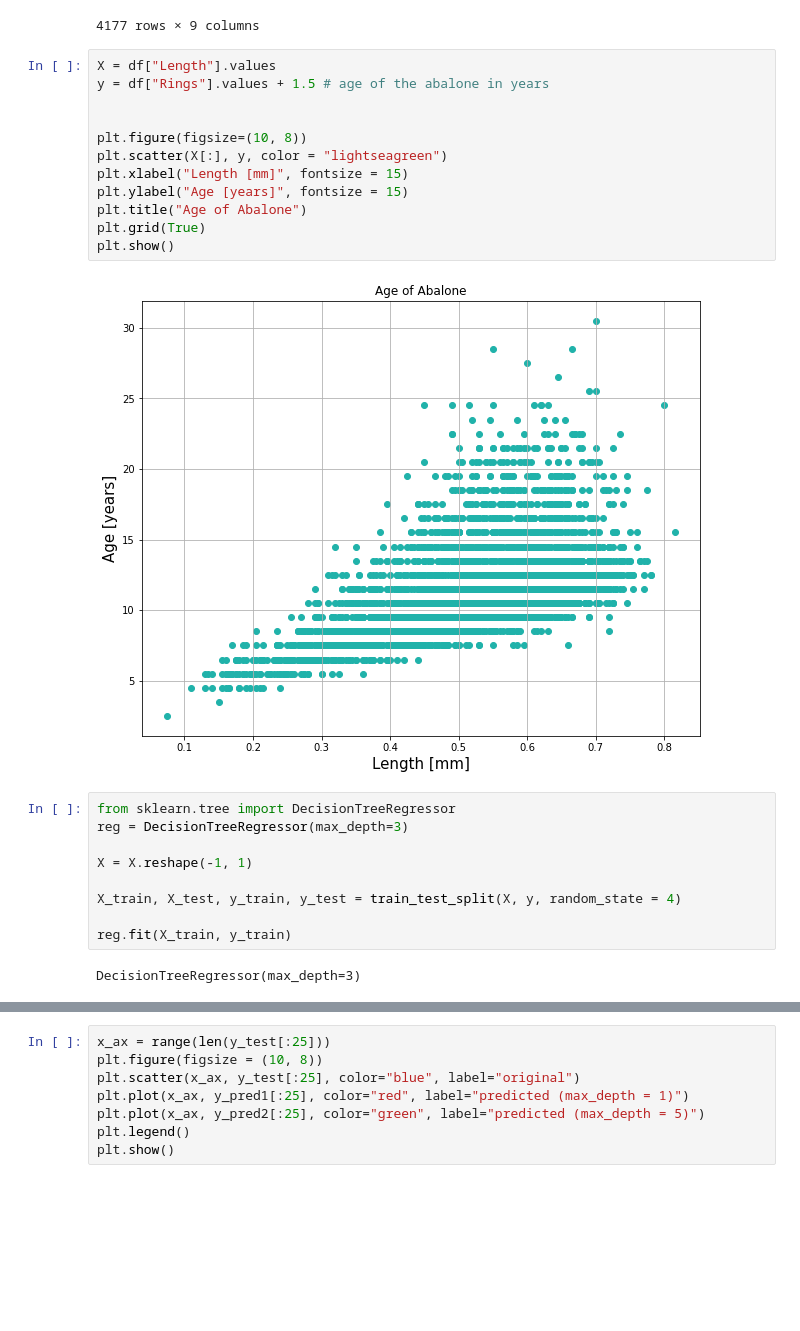
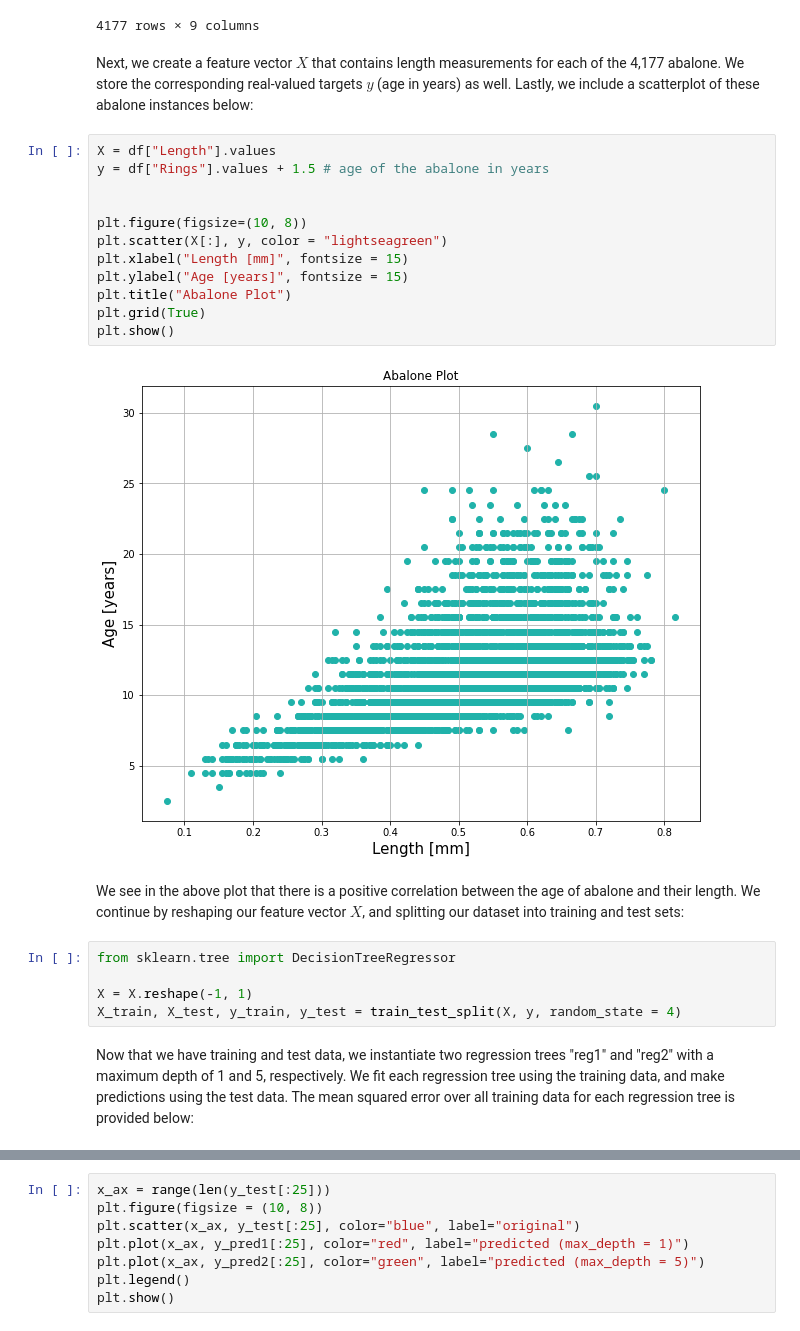
Before and after one commit to j-forner/Data_Science_and_Machine_Learning_Project, a Jupyter notebook: 1. Supervised Learning/7. Regression Trees/regression_trees.ipynb, the cells around one changed output, grey strips where cells are left out. Drawn from its saved outputs; the diff is of its cells as text; blank space fills up the shorter version.

Commit message:
Updated regression tree file

```diff
--- a/1. Supervised Learning/7. Regression Trees/regression_trees.ipynb
+++ b/1. Supervised Learning/7. Regression Trees/regression_trees.ipynb
@@ -21,29 +27,29 @@ df
 | 4175 | F | 0.625 | 0.485 | 0.150 | 1.0945 | 0.5310 | 0.2610 | 0.2960 | ... |
 | 4176 | M | 0.710 | 0.555 | 0.195 | 1.9485 | 0.9455 | 0.3765 | 0.4950 | ... |
 4177 rows × 9 columns
+# %% [markdown]
+Next, we create a feature vector $X$ that contains length measurements for each of the 4,177 abalone. We store the corresponding real-valued targets $y$ (age in years) as well. Lastly, we include a scatterplot of these abalone instances below:
 # %%
 X = df["Length"].values
 y = df["Rings"].values + 1.5 # age of the abalone in years
 
 
 plt.figure(figsize=(10, 8))
 plt.scatter(X[:], y, color = "lightseagreen")
 plt.xlabel("Length [mm]", fontsize = 15)
 plt.ylabel("Age [years]", fontsize = 15)
-plt.title("Age of Abalone")
+plt.title("Abalone Plot")
 plt.grid(True)
 plt.show()
 # %% [output]
-[figure, old version]
+[figure, new version]
-# %%
-from sklearn.tree import DecisionTreeRegressor
-reg = DecisionTreeRegressor(max_depth=3)
-
-X = X.reshape(-1, 1)
-
-X_train, X_test, y_train, y_test = train_test_split(X, y, random_state = 4)
-
-reg.fit(X_train, y_train)
-# %% [output]
-DecisionTreeRegressor(max_depth=3)
+# %% [markdown]
+We see in the above plot that there is a positive correlation between the age of abalone and their length. We continue by reshaping our feature vector $X$, and splitting our dataset into training and test sets:
+# %%
+from sklearn.tree import DecisionTreeRegressor
+
+X = X.reshape(-1, 1)
+X_train, X_test, y_train, y_test = train_test_split(X, y, random_state = 4)
+# %% [markdown]
+Now that we have training and test data, we instantiate two regression trees "reg1" and "reg2" with a maximum depth of 1 and 5, respectively. We fit each regression tree using the training data, and make predictions using the test data. The mean squared error over all training data for each regression tree is provided below:
 # %%
```
Also changed, not shown: parts of 7 cells of this notebook, 1 other file.
